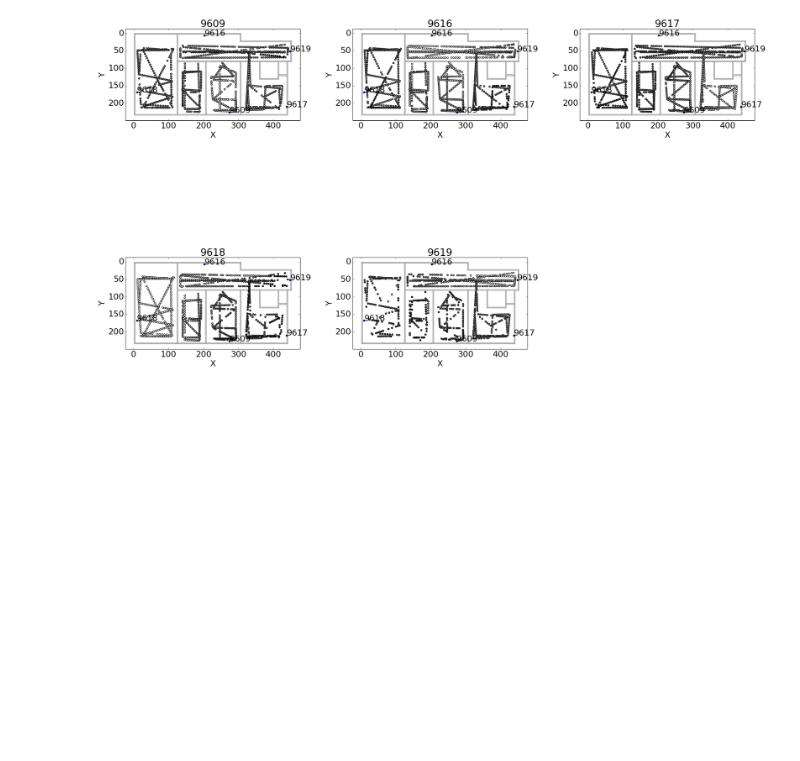
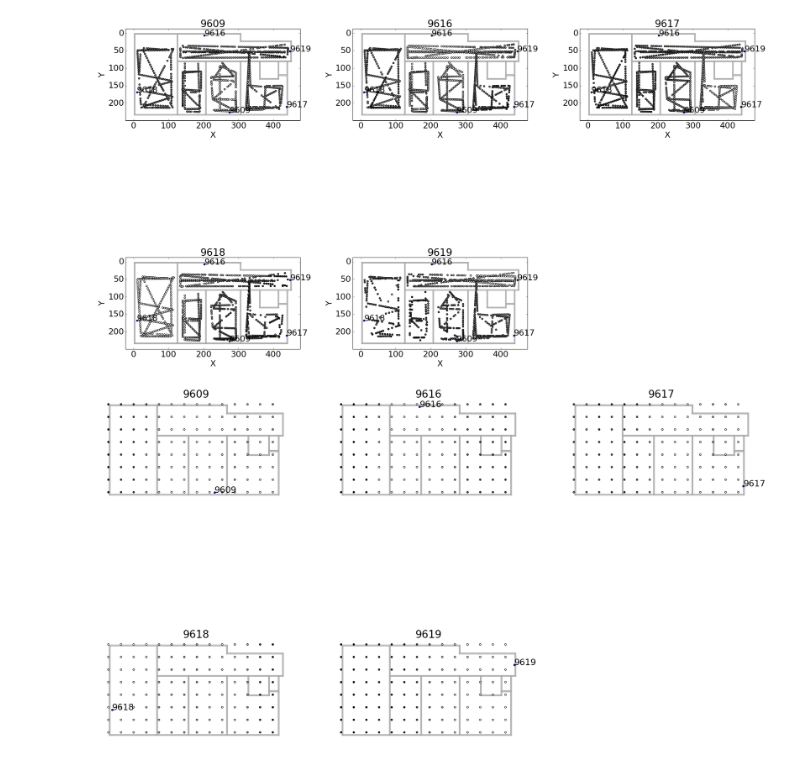
Before and after one commit to Informhunter/IPS, a Jupyter notebook: JupiterNB/data_from_db_analysis/data_visualisation.ipynb, the cells around one changed output. Drawn from its saved outputs; the diff is of its cells as text; code cells hidden in the pictures; blank space fills up the shorter version.

Commit message:
Added good radio map visualisation.

```diff
--- a/JupiterNB/data_from_db_analysis/data_visualisation.ipynb
+++ b/JupiterNB/data_from_db_analysis/data_visualisation.ipynb
@@ -205,0 +208,30 @@ plot_rssi_map(filter_rssi_df(df, filter_func=create_rssi_avg_filter(21)), img, b
+# %%
+def build_regression_map(rssi_df, img, regressor, preprocessor=None, figsize=(15, 10)):
+    result = np.array([])
+    unique_minors = sorted(rssi_df.Minor.unique())
+    fig = plt.figure(figsize=figsize)
+    for i, minor in enumerate(unique_minors):
+        minor_df = rssi_df[rssi_df.Minor == minor]
+        train_in = minor_df[['X','Y']].as_matrix()
+        train_out = -minor_df[['RSSI']].as_matrix().ravel()
+        if preprocessor:
+            train_in = preprocessor.fit_transform(train_in)
+        reg = clone(regressor)
+        reg.fit(train_in, train_out)
+        xy = np.mgrid[0:14:1, 0:-8:-1].reshape(2,-1).T
+        test_in = np.mgrid[0:14:1, 0:-8:-1].reshape(2,-1).T
+        if preprocessor:
+            test_in = preprocessor.fit_transform(test_in)
+        pred = reg.predict(test_in)
+        if len(result) == 0:
+            result = pred.reshape(-1, 1)
+        else:
+            result = np.hstack((result, pred.reshape(-1, 1)))
+        ax = plt.subplot(int(np.ceil(len(unique_minors) / 3)), 3, 1 + i)
+        plt.xticks([])
+        plt.yticks([])
+        ax.axis('off')
+        ax.set_title(str(minor))
+        plot_beacons(beacons[beacons.Minor == str(minor)], img)
+        scatter_over_image(img, xy[:, 0], -xy[:, 1], c=pred, cmap='Greys')
+    return (result, xy)
@@ -205,0 +240,6 @@ plot_rssi_map(filter_rssi_df(df, filter_func=create_rssi_avg_filter(21)), img, b
+# %%
+m, xy = build_regression_map(filter_rssi_df(df, filter_func=create_rssi_avg_filter(21)), img,
+                             KNeighborsRegressor(n_neighbors=10, weights='distance'),
+                             figsize=(30, 20))
+# %% [output]
+[figure, added]
```
Also changed, not shown: parts of 2 cells of this notebook.
